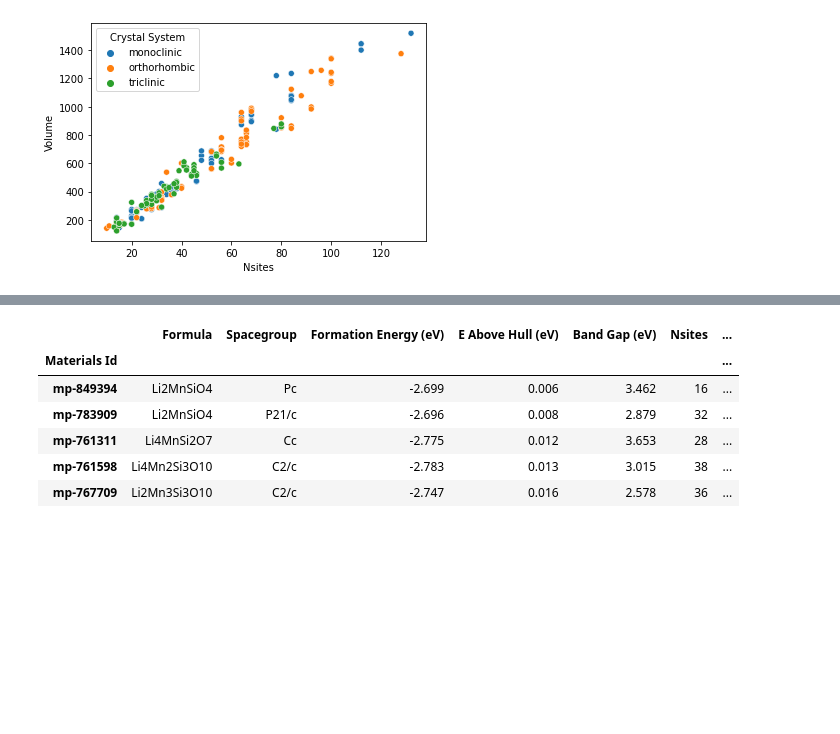
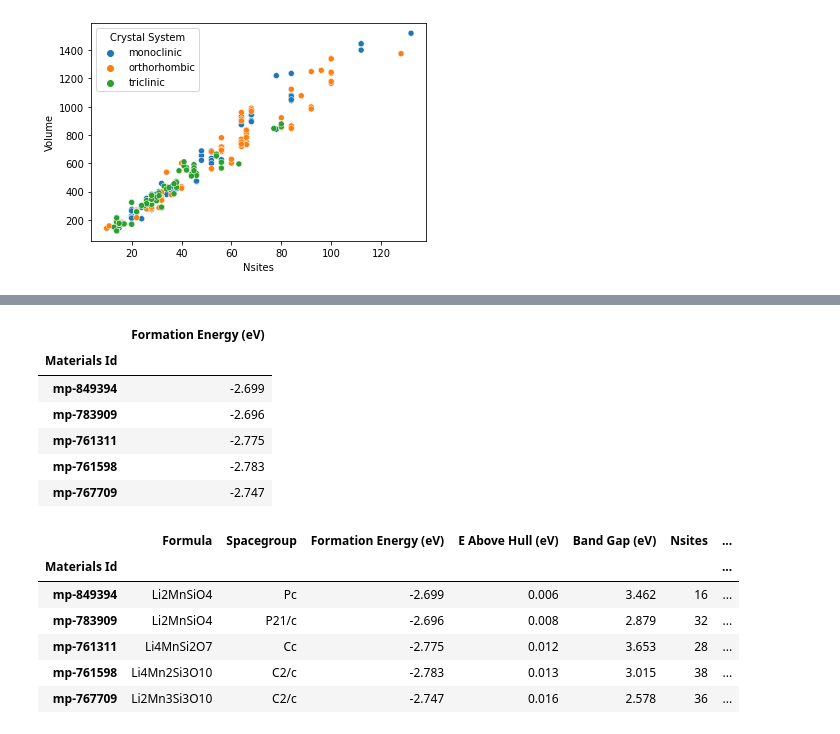
Before and after one commit to tqnvo/deep-learning-assb, a Jupyter notebook: analysis-of-li-ion-batteries.ipynb, the cells around one changed output, grey strips where cells are left out. Cells and saved outputs as stored; diff of their text form; code cells hidden in the pictures; blank space fills up the shorter version.

```diff
--- a/analysis-of-li-ion-batteries.ipynb
+++ b/analysis-of-li-ion-batteries.ipynb
@@ -176,3 +203,13 @@ sns.scatterplot(x=batt_data['Nsites'],
+# %%
+batt_selected.head()
+# %% [output]
+|  | Formation Energy (eV) |
+| Materials Id |  |
+| mp-849394 | -2.699 |
+| mp-783909 | -2.696 |
+| mp-761311 | -2.775 |
+| mp-761598 | -2.783 |
+| mp-767709 | -2.747 |
 # %%
 #batt_data.columns
 batt_data.head()
```
Also changed, not shown: parts of 4 cells of this notebook.
